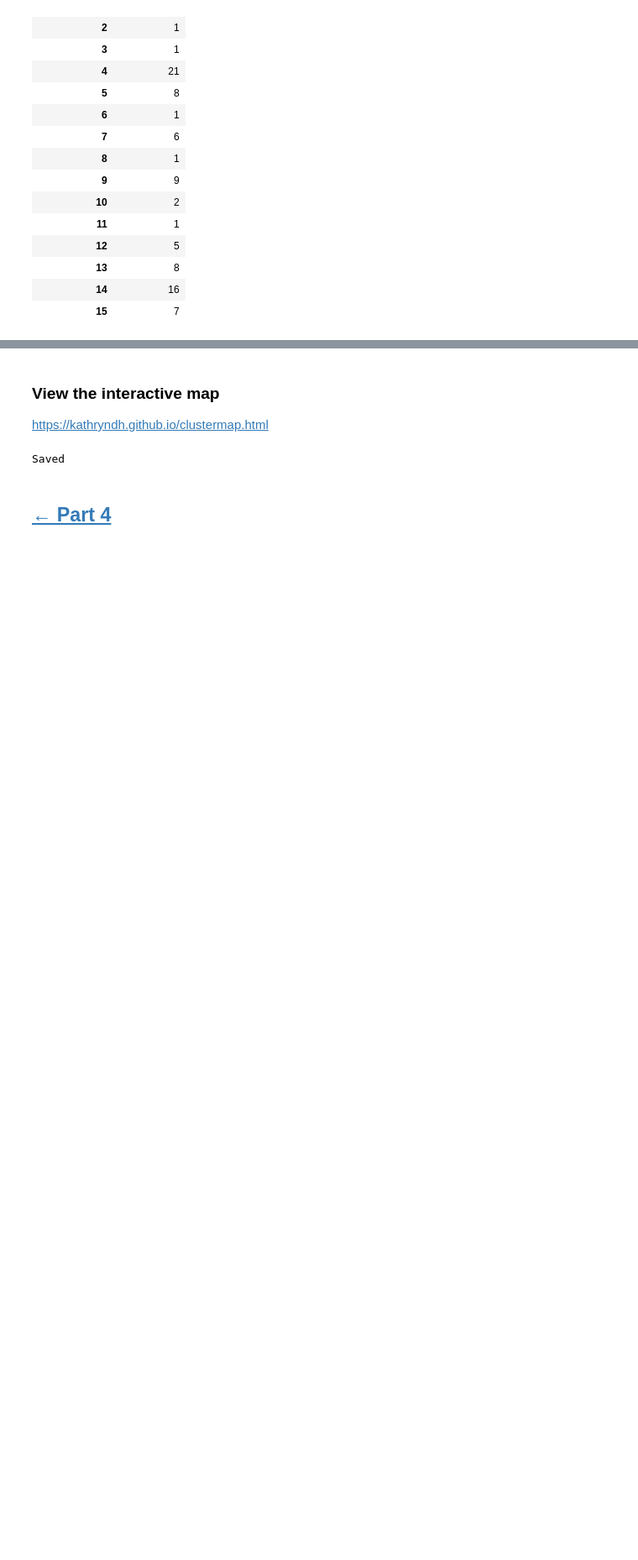
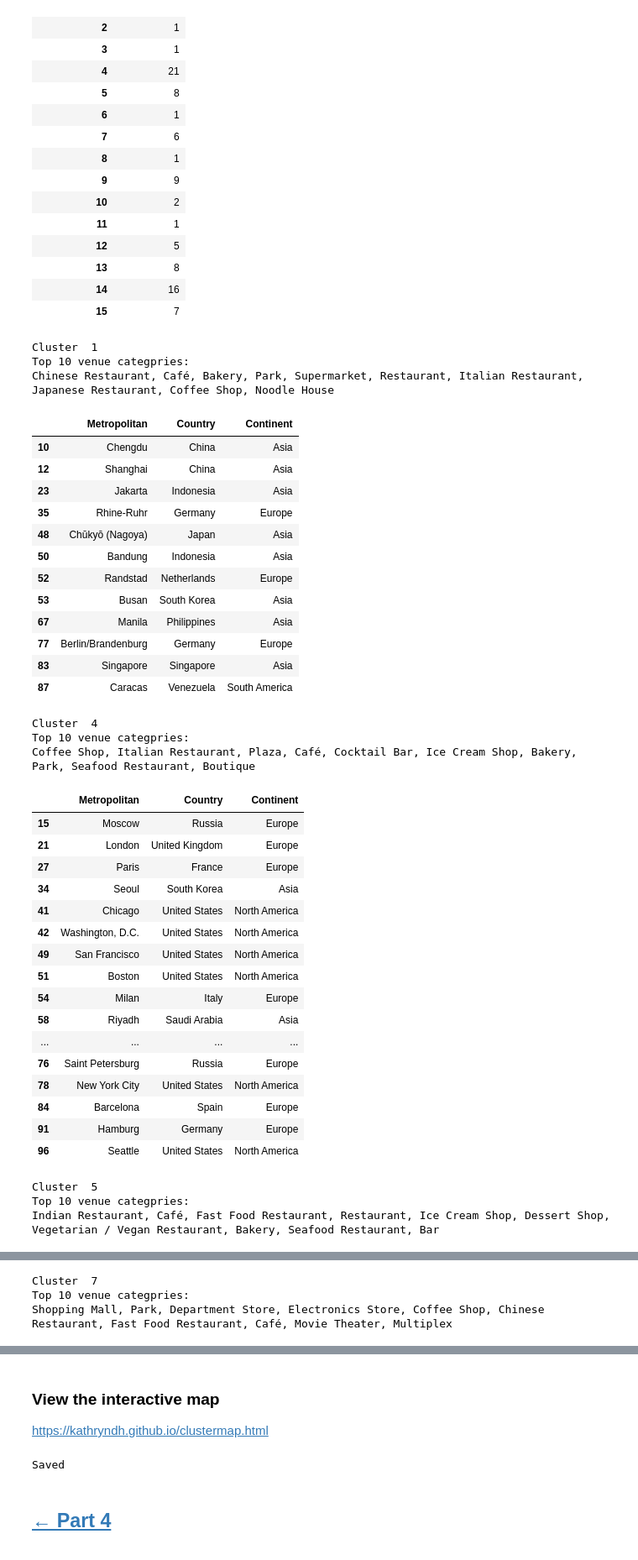
Before and after one commit to KathrynDH/Battle-of-the-Neighborhoods-FinalProject, a Jupyter notebook: Explore the Clusters.ipynb, the cells around one changed output, grey strips where cells are left out. Shown at 84% size. Saved outputs shown, nothing was run; the diff lists cells and outputs as text; code cells hidden in the pictures; blank space fills up the shorter version.

```diff
--- a/Explore the Clusters.ipynb
+++ b/Explore the Clusters.ipynb
@@ -79,3 +75,54 @@ df_count
 | 13 | 8 |
 | 14 | 16 |
 | 15 | 7 |
+# %%
+#Look at the areas and top categories in each cluster containing more than 2 metro areas in the cluster
+dftemp = df.loc[:,['Metropolitan','Cluster Labels']]
+df_New = dftemp.join(df_cat.set_index('Metro'), on='Metropolitan')
+dfR = df_New.groupby('Cluster Labels', as_index=False).sum()
+for i in df_count[df_count['Metropolitan']>2].index:
+    print('Cluster ',i)
+    print('Top 10 venue categpries:')
+    print(*dfR[dfR['Cluster Labels'] == i].drop('Cluster Labels',axis=1).sort_values(by=i, axis = 1, ascending=False).iloc[:,range(10)].columns,sep=', ')
+    with pd.option_context('display.max_rows', None):
+        display(df[df['Cluster Labels']==i].iloc[:,range(3)])
+# %% [output]
+Cluster  1
+Top 10 venue categpries:
+Chinese Restaurant, Café, Bakery, Park, Supermarket, Restaurant, Italian Restaurant, Japanese Restaurant, Coffee Shop, Noodle House
+|  | Metropolitan | Country | Continent |
+| 10 | Chengdu | China | Asia |
+| 12 | Shanghai | China | Asia |
+| 23 | Jakarta | Indonesia | Asia |
+| 35 | Rhine-Ruhr | Germany | Europe |
+| 48 | Chūkyō (Nagoya) | Japan | Asia |
+| 50 | Bandung | Indonesia | Asia |
+| 52 | Randstad | Netherlands | Europe |
+| 53 | Busan | South Korea | Asia |
+| 67 | Manila | Philippines | Asia |
+| 77 | Berlin/Brandenburg | Germany | Europe |
+| 83 | Singapore | Singapore | Asia |
+| 87 | Caracas | Venezuela | South America |
+Cluster  4
+Top 10 venue categpries:
+Coffee Shop, Italian Restaurant, Plaza, Café, Cocktail Bar, Ice Cream Shop, Bakery, Park, Seafood Restaurant, Boutique
+|  | Metropolitan | Country | Continent |
+| 15 | Moscow | Russia | Europe |
+| 21 | London | United Kingdom | Europe |
+| 27 | Paris | France | Europe |
+| 34 | Seoul | South Korea | Asia |
+| 41 | Chicago | United States | North America |
+| 42 | Washington, D.C. | United States | North America |
+| 49 | San Francisco | United States | North America |
+| 51 | Boston | United States | North America |
+| 54 | Milan | Italy | Europe |
+| 58 | Riyadh | Saudi Arabia | Asia |
+| ... | ... | ... | ... |
+| 76 | Saint Petersburg | Russia | Europe |
+| 78 | New York City | United States | North America |
+| 84 | Barcelona | Spain | Europe |
+| 91 | Hamburg | Germany | Europe |
+| 96 | Seattle | United States | North America |
+Cluster  5
+Top 10 venue categpries:
+Indian Restaurant, Café, Fast Food Restaurant, Restaurant, Ice Cream Shop, Dessert Shop, Vegetarian / Vegan Restaurant, Bakery, Seafood Restaurant, Bar
@@ -81,0 +138,3 @@ df_count
+Cluster  7
+Top 10 venue categpries:
+Shopping Mall, Park, Department Store, Electronics Store, Coffee Shop, Chinese Restaurant, Fast Food Restaurant, Café, Movie Theater, Multiplex
```
Also changed, not shown: parts of 4 cells of this notebook.
